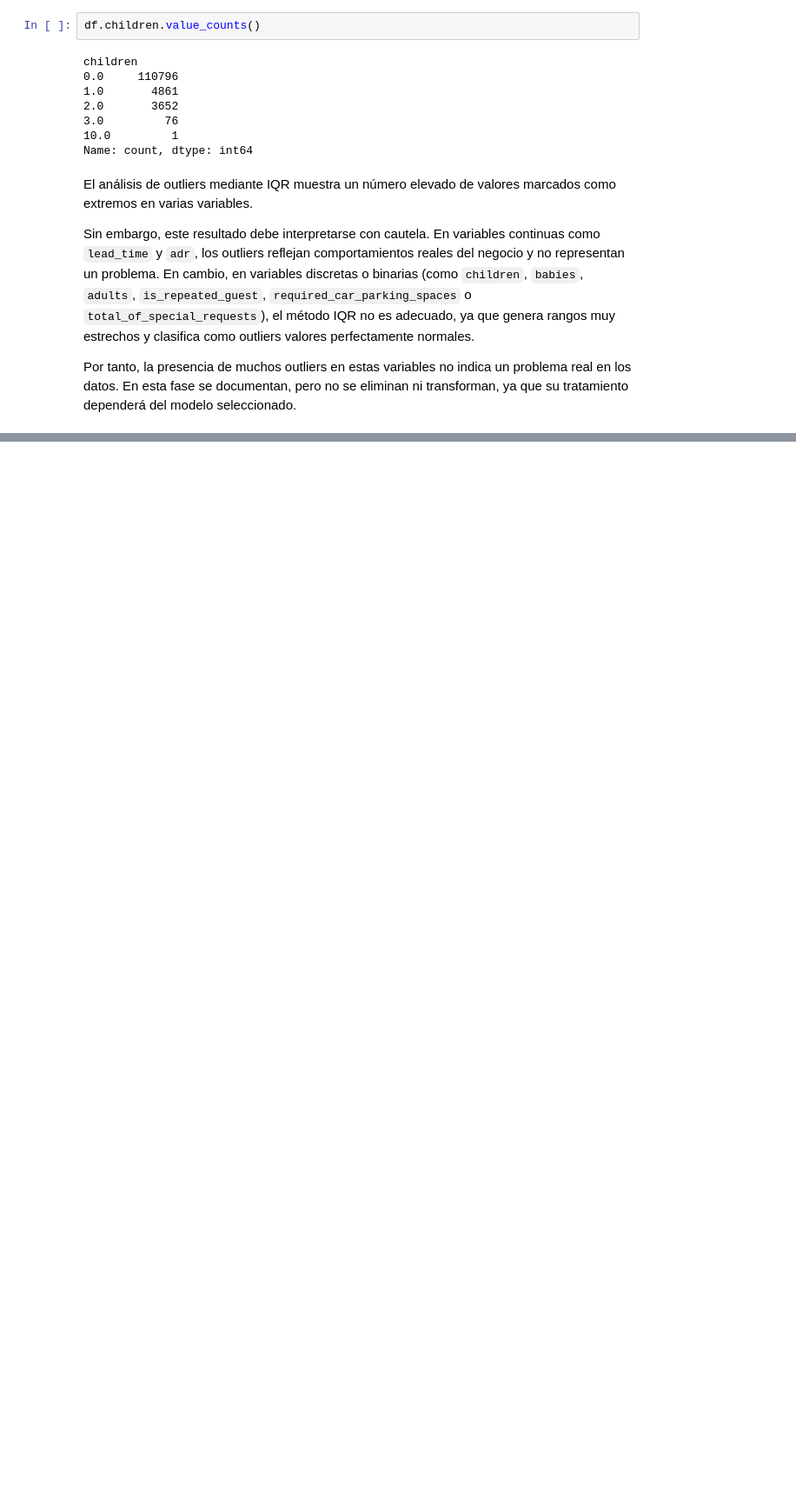
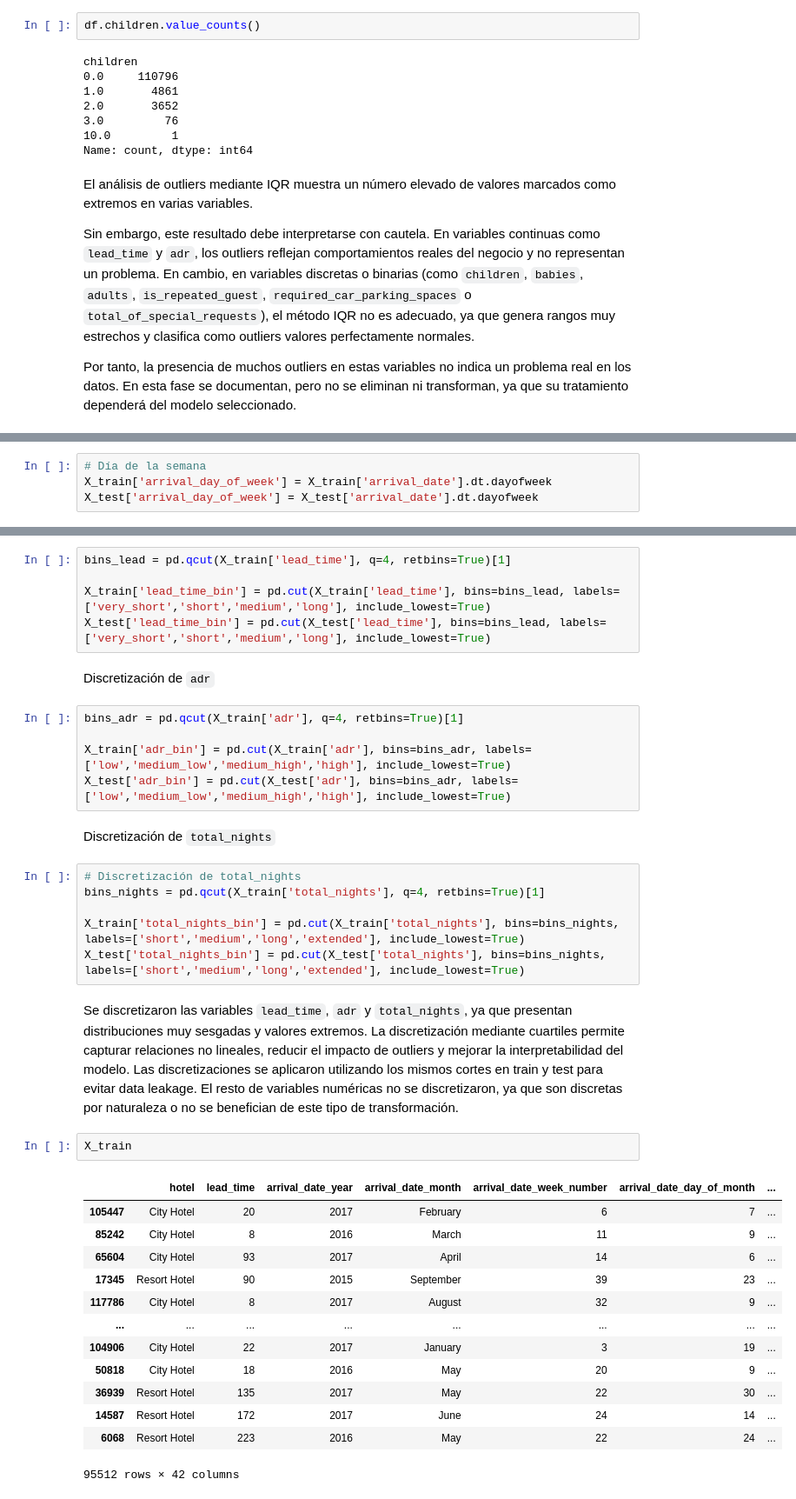
Before and after one commit to mrguezrodriguez/ML_hotel_bookings, a Jupyter notebook: main.ipynb, the cells around one changed output, grey strips where cells are left out. Shown at 87% size. Drawn from its saved outputs; the diff is of its cells as text; blank space fills up the shorter version.

```diff
--- a/main.ipynb
+++ b/main.ipynb
@@ -461,0 +561,4 @@ Por tanto, la presencia de muchos outliers en estas variables no indica un probl
+# %%
+# Día de la semana
+X_train['arrival_day_of_week'] = X_train['arrival_date'].dt.dayofweek
+X_test['arrival_day_of_week'] = X_test['arrival_date'].dt.dayofweek
@@ -461,0 +571,38 @@ Por tanto, la presencia de muchos outliers en estas variables no indica un probl
+# %%
+bins_lead = pd.qcut(X_train['lead_time'], q=4, retbins=True)[1]
+
+X_train['lead_time_bin'] = pd.cut(X_train['lead_time'], bins=bins_lead, labels=['very_short','short','medium','long'], include_lowest=True)
+X_test['lead_time_bin'] = pd.cut(X_test['lead_time'], bins=bins_lead, labels=['very_short','short','medium','long'], include_lowest=True)
+# %% [markdown]
+Discretización de `adr`
+# %%
+bins_adr = pd.qcut(X_train['adr'], q=4, retbins=True)[1]
+
+X_train['adr_bin'] = pd.cut(X_train['adr'], bins=bins_adr, labels=['low','medium_low','medium_high','high'], include_lowest=True)
+X_test['adr_bin'] = pd.cut(X_test['adr'], bins=bins_adr, labels=['low','medium_low','medium_high','high'], include_lowest=True)
+# %% [markdown]
+Discretización de `total_nights`
+# %%
+# Discretización de total_nights
+bins_nights = pd.qcut(X_train['total_nights'], q=4, retbins=True)[1]
+
+X_train['total_nights_bin'] = pd.cut(X_train['total_nights'], bins=bins_nights, labels=['short','medium','long','extended'], include_lowest=True)
+X_test['total_nights_bin'] = pd.cut(X_test['total_nights'], bins=bins_nights, labels=['short','medium','long','extended'], include_lowest=True)
+# %% [markdown]
+Se discretizaron las variables `lead_time`, `adr` y `total_nights`, ya que presentan distribuciones muy sesgadas y valores extremos. La discretización mediante cuartiles permite capturar relaciones no lineales, reducir el impacto de outliers y mejorar la interpretabilidad del modelo. Las discretizaciones se aplicaron utilizando los mismos cortes en train y test para evitar data leakage. El resto de variables numéricas no se discretizaron, ya que son discretas por naturaleza o no se benefician de este tipo de transformación.
+# %%
+X_train
+# %% [output]
+|  | hotel | lead_time | arrival_date_year | arrival_date_month | arrival_date_week_number | arrival_date_day_of_month | ... |
+| 105447 | City Hotel | 20 | 2017 | February | 6 | 7 | ... |
+| 85242 | City Hotel | 8 | 2016 | March | 11 | 9 | ... |
+| 65604 | City Hotel | 93 | 2017 | April | 14 | 6 | ... |
+| 17345 | Resort Hotel | 90 | 2015 | September | 39 | 23 | ... |
+| 117786 | City Hotel | 8 | 2017 | August | 32 | 9 | ... |
+| ... | ... | ... | ... | ... | ... | ... | ... |
+| 104906 | City Hotel | 22 | 2017 | January | 3 | 19 | ... |
+| 50818 | City Hotel | 18 | 2016 | May | 20 | 9 | ... |
+| 36939 | Resort Hotel | 135 | 2017 | May | 22 | 30 | ... |
+| 14587 | Resort Hotel | 172 | 2017 | June | 24 | 14 | ... |
+| 6068 | Resort Hotel | 223 | 2016 | May | 22 | 24 | ... |
+95512 rows × 42 columns
```
Also changed, not shown: parts of 21 cells of this notebook.
